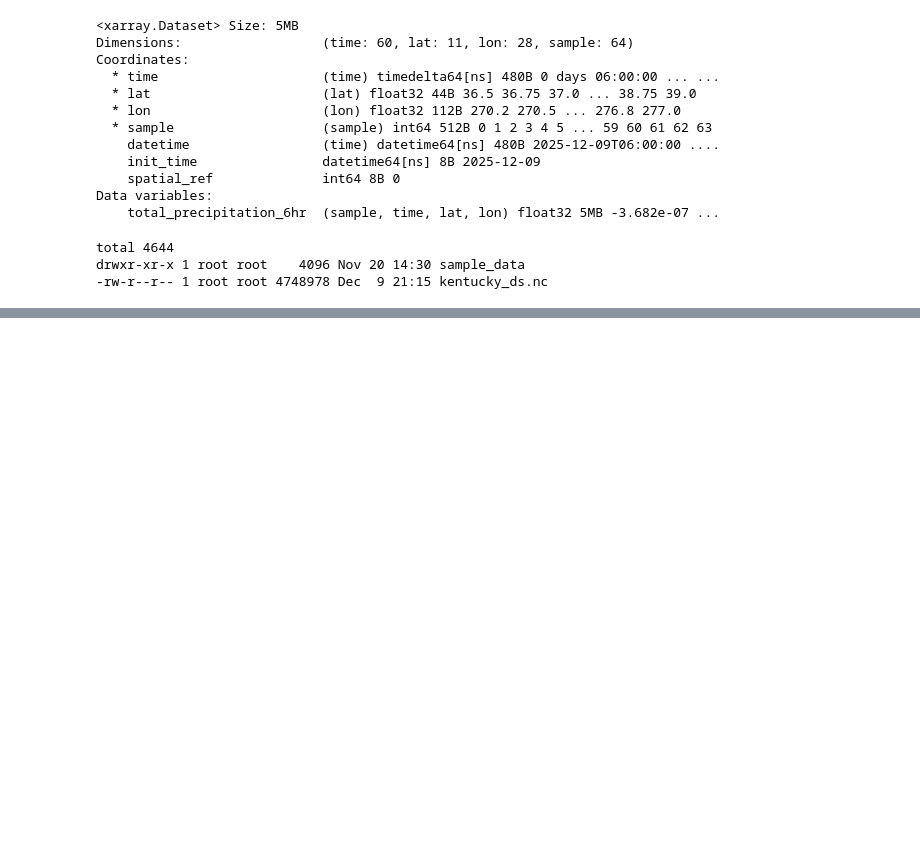
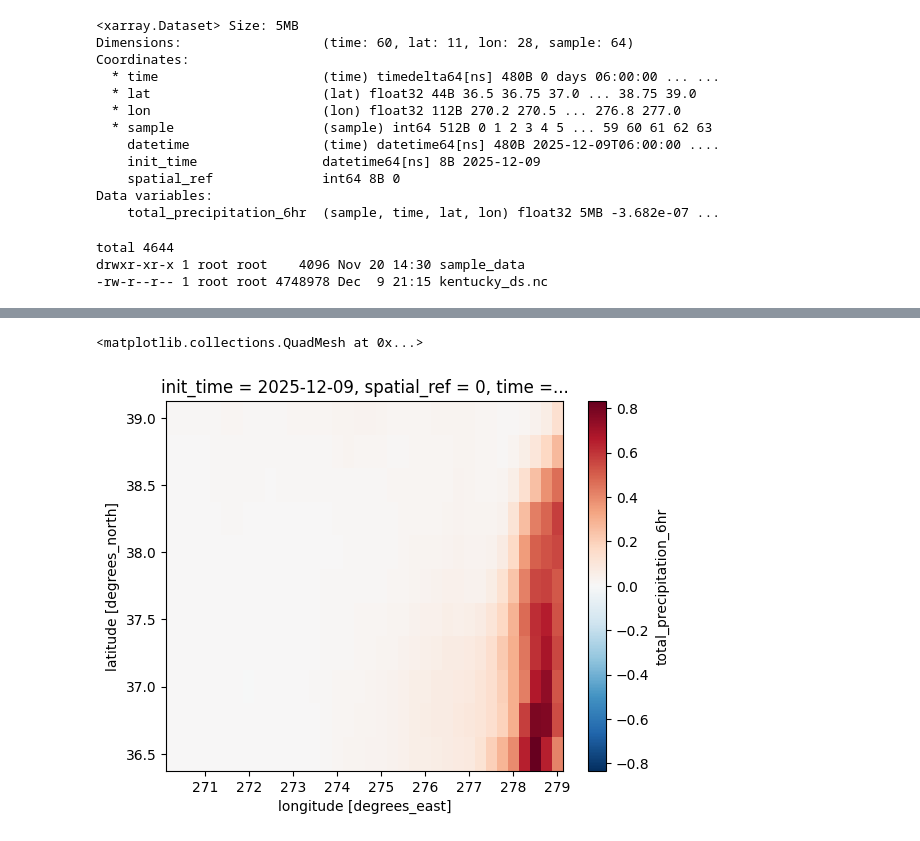
Before and after one commit to manmeet3591/weathernext2, a Jupyter notebook: weathernext2.ipynb, the cells around one changed output, grey strips where cells are left out. Drawn from its saved outputs; the diff is of its cells as text; code cells hidden in the pictures; blank space fills up the shorter version.

```diff
--- a/weathernext2.ipynb
+++ b/weathernext2.ipynb
@@ -339,6 +339,12 @@ Load the Zarr dataset from Google Cloud Storage for the initial condition '20251
 **Reasoning**:
 I will load the new Zarr dataset for the specified initial condition into the `ds_20251209_00utc` variable and display its schema.
 # %%
+from google.cloud import storage
+
+auth.authenticate_user()
+
+fs = gcsfs.GCSFileSystem(project=project_id, token='cloud')
+
 zstore_20251209 = zarr.storage.FsspecStore(
     fs,
     path="weathernext/weathernext_2_0_0/zarr/2025_to_present/20251209_00hr_01_preds/predictions.zarr"
@@ -435,0 +453,9 @@ drwxr-xr-x 1 root root    4096 Nov 20 14:30 sample_data
+# %%
+kentucky_polygon = shapely.geometry.Polygon([(270, 36.5), (270, 39.2), (279, 39.2), (279, 36.5), (270, 36.5)])
+
+kentucky_ds = ds_20251209_00utc.rio.set_spatial_dims(x_dim="lon", y_dim="lat")
+kentucky_ds.rio.write_crs("EPSG:4326", inplace=True)
+kentucky_ds = kentucky_ds.rio.clip([kentucky_polygon], crs="EPSG:4326")
+
+# Show schema for clipped dataset
+kentucky_ds
@@ -435,0 +488,3 @@ drwxr-xr-x 1 root root    4096 Nov 20 14:30 sample_data
+# %%
+kentucky_daily_precip_mm = kentucky_ds['total_precipitation_6hr'].mean(dim='sample').resample(time='1D').sum() * 1000
+kentucky_daily_precip_mm = kentucky_daily_precip_mm.compute()
@@ -435,0 +504,5 @@ drwxr-xr-x 1 root root    4096 Nov 20 14:30 sample_data
+# %%
+kentucky_daily_precip_mm.isel(time=0).plot()
+# %% [output]
+<matplotlib.collections.QuadMesh at 0x...>
+[figure, added]
```
Also changed, not shown: parts of 15 cells of this notebook.
